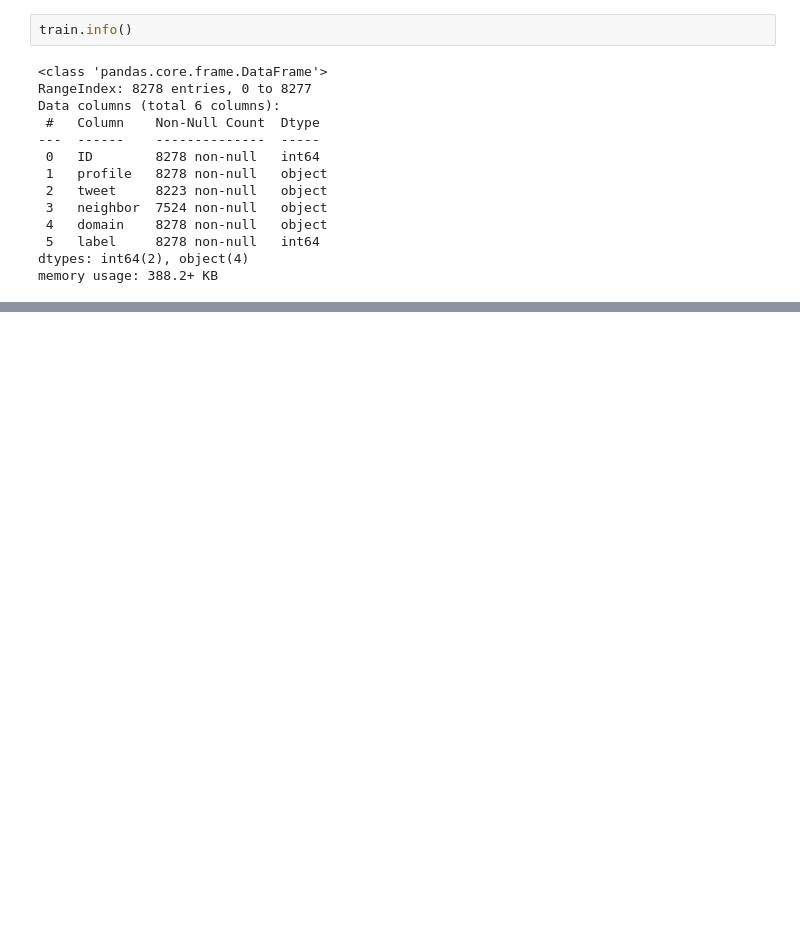
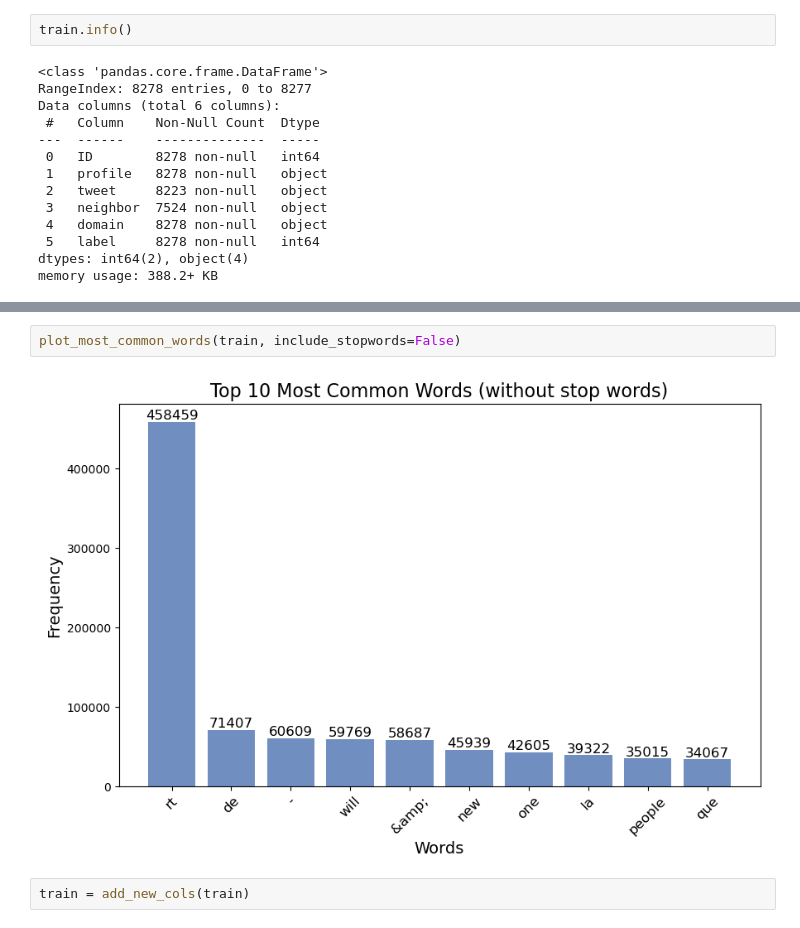
Before and after one commit to krukj/TwitterBotDetection, a Jupyter notebook: notebooks/eda.ipynb, the cells around one changed output, grey strips where cells are left out. Cells and saved outputs as stored; diff of their text form; blank space fills up the shorter version.

```diff
--- a/notebooks/eda.ipynb
+++ b/notebooks/eda.ipynb
@@ -60,0 +66,6 @@ plot_label_distribution(train)
+# %%
+plot_most_common_words(train, include_stopwords=False)
+# %% [output]
+[figure, added]
+# %%
+train = add_new_cols(train)
```
Also changed, not shown: parts of 12 cells of this notebook, 2 other files.
